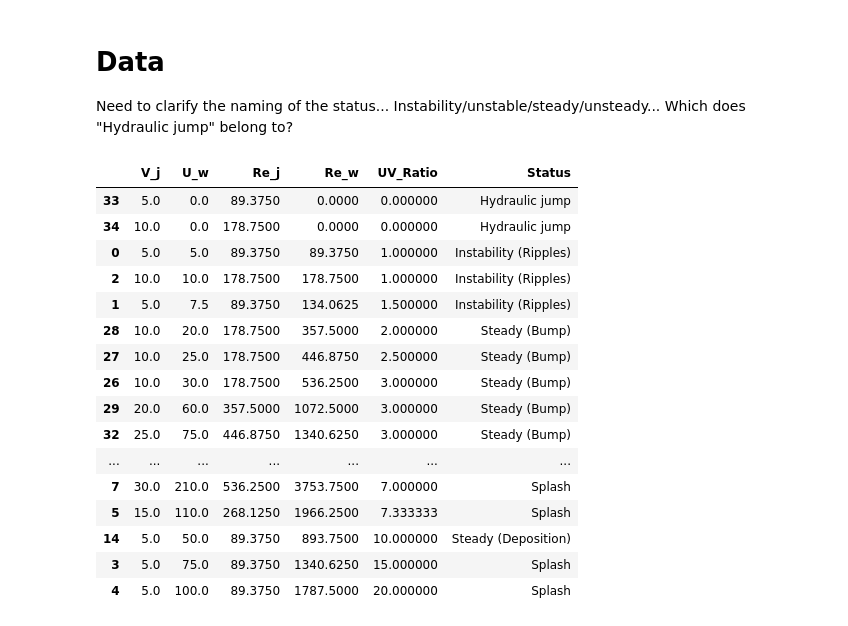
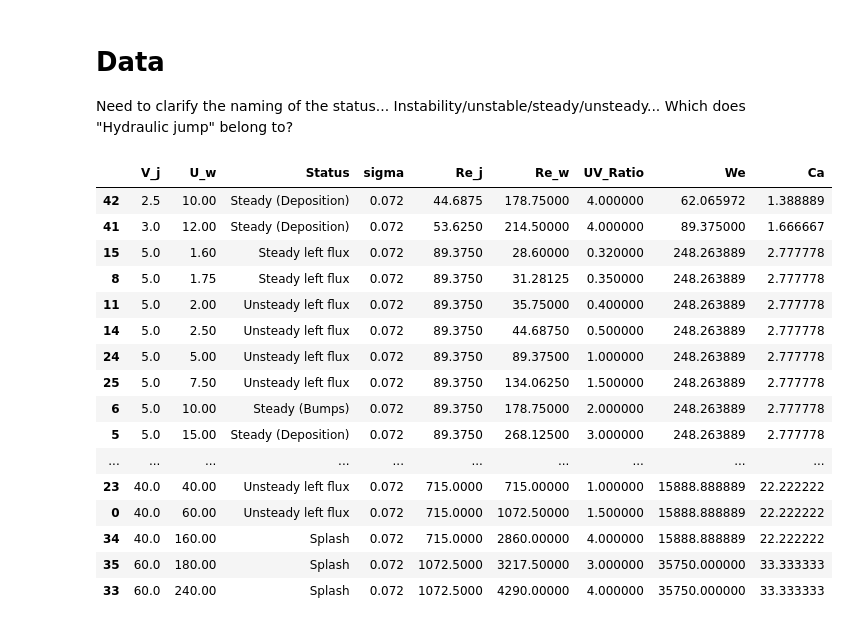
Before and after one commit to XiaoheLiu/liquid-jet-impingement, a Jupyter notebook: 2D-planar-jet/Regime_Diagram.ipynb, the cells around one changed output. Saved outputs shown, nothing was run; the diff lists cells and outputs as text; code cells hidden in the pictures.

```diff
--- a/2D-planar-jet/Regime_Diagram.ipynb
+++ b/2D-planar-jet/Regime_Diagram.ipynb
@@ -30,23 +36,26 @@ regime = load_data("regime.csv")
 # %% [markdown]
 # Data
 Need to clarify the naming of the status... Instability/unstable/steady/unsteady... Which does "Hydraulic jump" belong to?
-# %%
-regime.sort_values(by=['UV_Ratio', 'Re_j'])
-# %% [output]
-|  | V_j | U_w | Re_j | Re_w | UV_Ratio | Status |
-| 33 | 5.0 | 0.0 | 89.3750 | 0.0000 | 0.000000 | Hydraulic jump |
-| 34 | 10.0 | 0.0 | 178.7500 | 0.0000 | 0.000000 | Hydraulic jump |
-| 0 | 5.0 | 5.0 | 89.3750 | 89.3750 | 1.000000 | Instability (Ripples) |
-| 2 | 10.0 | 10.0 | 178.7500 | 178.7500 | 1.000000 | Instability (Ripples) |
-| 1 | 5.0 | 7.5 | 89.3750 | 134.0625 | 1.500000 | Instability (Ripples) |
-| 28 | 10.0 | 20.0 | 178.7500 | 357.5000 | 2.000000 | Steady (Bump) |
-| 27 | 10.0 | 25.0 | 178.7500 | 446.8750 | 2.500000 | Steady (Bump) |
-| 26 | 10.0 | 30.0 | 178.7500 | 536.2500 | 3.000000 | Steady (Bump) |
-| 29 | 20.0 | 60.0 | 357.5000 | 1072.5000 | 3.000000 | Steady (Bump) |
-| 32 | 25.0 | 75.0 | 446.8750 | 1340.6250 | 3.000000 | Steady (Bump) |
-| ... | ... | ... | ... | ... | ... | ... |
-| 7 | 30.0 | 210.0 | 536.2500 | 3753.7500 | 7.000000 | Splash |
-| 5 | 15.0 | 110.0 | 268.1250 | 1966.2500 | 7.333333 | Splash |
-| 14 | 5.0 | 50.0 | 89.3750 | 893.7500 | 10.000000 | Steady (Deposition) |
-| 3 | 5.0 | 75.0 | 89.3750 | 1340.6250 | 15.000000 | Splash |
-| 4 | 5.0 | 100.0 | 89.3750 | 1787.5000 | 20.000000 | Splash |
+# %%
+regime['We'] = regime['V_j']**2 * 1100 * 0.00065/regime['sigma']
+regime['Ca'] = regime['V_j'] * 0.04 / regime['sigma']
+# regime.sort_values(by=['UV_Ratio', 'Re_j'])
+regime.sort_values(by=['Re_j', 'UV_Ratio'])
+# %% [output]
+|  | V_j | U_w | Status | sigma | Re_j | Re_w | UV_Ratio | We | Ca |
+| 42 | 2.5 | 10.00 | Steady (Deposition) | 0.072 | 44.6875 | 178.75000 | 4.000000 | 62.065972 | 1.388889 |
+| 41 | 3.0 | 12.00 | Steady (Deposition) | 0.072 | 53.6250 | 214.50000 | 4.000000 | 89.375000 | 1.666667 |
+| 15 | 5.0 | 1.60 | Steady left flux | 0.072 | 89.3750 | 28.60000 | 0.320000 | 248.263889 | 2.777778 |
+| 8 | 5.0 | 1.75 | Steady left flux | 0.072 | 89.3750 | 31.28125 | 0.350000 | 248.263889 | 2.777778 |
+| 11 | 5.0 | 2.00 | Unsteady left flux | 0.072 | 89.3750 | 35.75000 | 0.400000 | 248.263889 | 2.777778 |
+| 14 | 5.0 | 2.50 | Unsteady left flux | 0.072 | 89.3750 | 44.68750 | 0.500000 | 248.263889 | 2.777778 |
+| 24 | 5.0 | 5.00 | Unsteady left flux | 0.072 | 89.3750 | 89.37500 | 1.000000 | 248.263889 | 2.777778 |
+| 25 | 5.0 | 7.50 | Unsteady left flux | 0.072 | 89.3750 | 134.06250 | 1.500000 | 248.263889 | 2.777778 |
+| 6 | 5.0 | 10.00 | Steady (Bumps) | 0.072 | 89.3750 | 178.75000 | 2.000000 | 248.263889 | 2.777778 |
+| 5 | 5.0 | 15.00 | Steady (Deposition) | 0.072 | 89.3750 | 268.12500 | 3.000000 | 248.263889 | 2.777778 |
+| ... | ... | ... | ... | ... | ... | ... | ... | ... | ... |
+| 23 | 40.0 | 40.00 | Unsteady left flux | 0.072 | 715.0000 | 715.00000 | 1.000000 | 15888.888889 | 22.222222 |
+| 0 | 40.0 | 60.00 | Unsteady left flux | 0.072 | 715.0000 | 1072.50000 | 1.500000 | 15888.888889 | 22.222222 |
+| 34 | 40.0 | 160.00 | Splash | 0.072 | 715.0000 | 2860.00000 | 4.000000 | 15888.888889 | 22.222222 |
+| 35 | 60.0 | 180.00 | Splash | 0.072 | 1072.5000 | 3217.50000 | 3.000000 | 35750.000000 | 33.333333 |
+| 33 | 60.0 | 240.00 | Splash | 0.072 | 1072.5000 | 4290.00000 | 4.000000 | 35750.000000 | 33.333333 |
```
Also changed, not shown: parts of 2 cells of this notebook, 2 other files.
